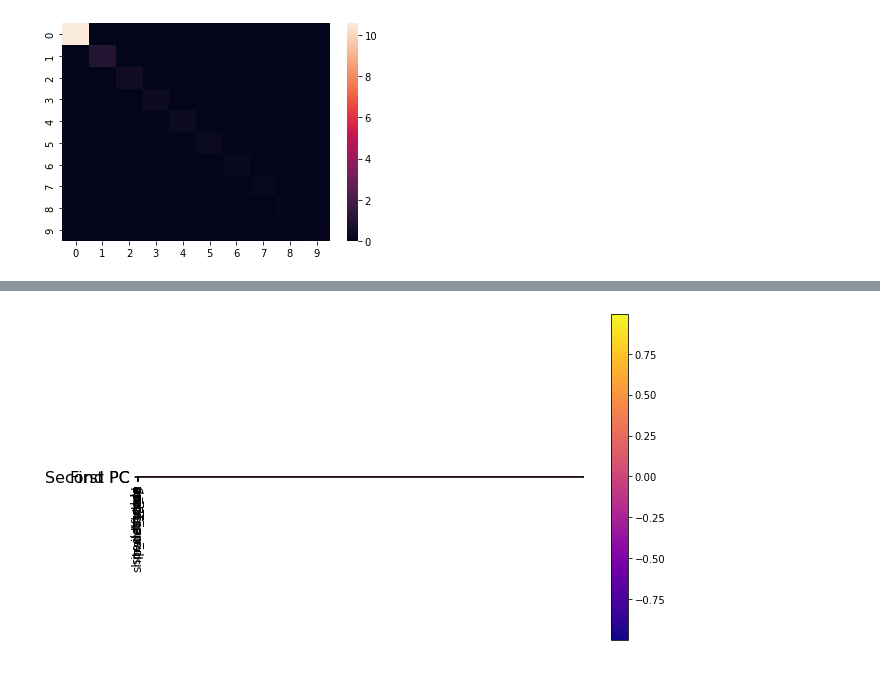
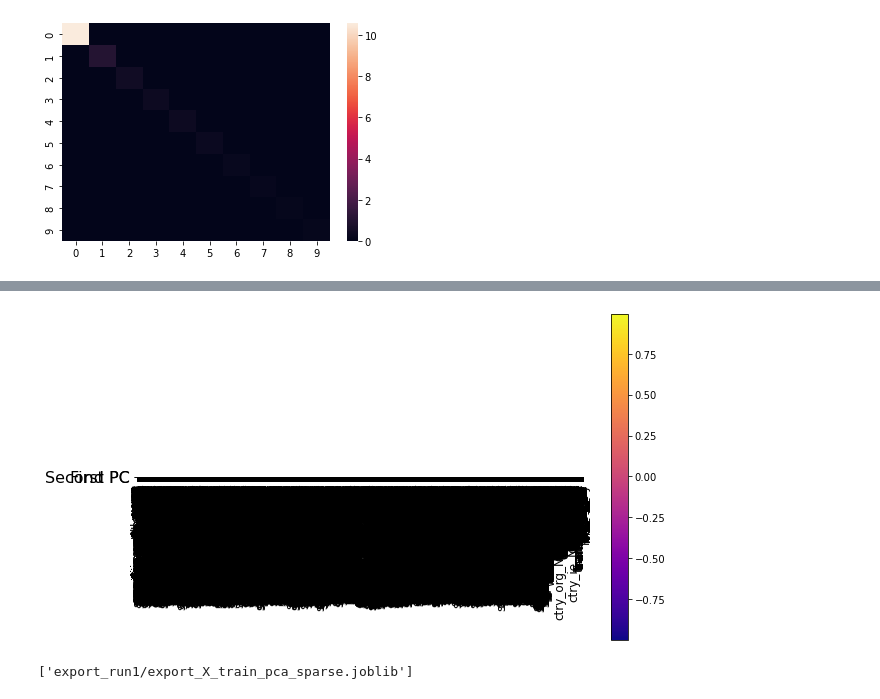
Before and after one commit to YinterestingProjects/milestone_2, a Jupyter notebook: modeling/4_baseline_model_export.ipynb, the cells around one changed output, grey strips where cells are left out. Cells and saved outputs as stored; diff of their text form; code cells hidden in the pictures.

Commit message:
added sparsePCA results

```diff
--- a/modeling/4_baseline_model_export.ipynb
+++ b/modeling/4_baseline_model_export.ipynb
@@ -68,8 +69,8 @@ export_df = df_filtering(df, i_e = 'E', f_cols = feature_cols)
 # %%
 def data_transformation(df):
     X, y = df.iloc[:,:-1], df.iloc[:,-1:]
-    X = pd.get_dummies(X, sparse=True)
-    y = np.where(y['act']=='R',1,0)
+    # X = pd.get_dummies(X, sparse=True)
+    # y = np.where(y['act']=='R',1,0)
 
     X_train, X_test, y_train, y_test = train_test_split(X, y, random_state=rng, stratify=y)
 
@@ -267,8 +300,8 @@ len(['NYSC', 'HETB', 'HIHK', 'DIGR', 'STRH', 'CNCR', 'MUWR', 'CSOR', 'PIO?', 'WH
 # %%
 # ct.named_transformers_
-# transformed_features = ct.named_transformers_['onehotencoder'].get_feature_names_out()
+transformed_features = ct.named_transformers_['onehotencoder'].get_feature_names_out()
 # %%
-pca = PCA(n_components = 10)
+pca = PCA(n_components=2, random_state=rng)
 X_train_pca = pca.fit_transform(X_train_t.toarray())
 print(X_train_t.shape, X_train_pca.shape)
 # %% [output]
@@ -309,12 +322,4 @@ plot_labelled_scatter(X_train_pca, y_train_t, ['clear', 'seized'])
 # %%
-def plot_pca(pca, top_k = 10):
-    fig, ax = plt.subplots(figsize=(10, 6))
-    plt.imshow(pca.components_[0:top_k], interpolation = 'none', cmap = 'plasma')
-    feature_names=
-    plt.xticks(np.arange(-0., len(feature_names), 1) , feature_names, rotation = 90, fontsize=12)
-    plt.yticks(np.arange(0., 2, 1), ['First PC', 'Second PC'], fontsize = 16)
-    plt.colorbar()
-
-plot_pca(pca)
+plot_pca(pca, transformed_features)
 # %% [output]
-[figure, old version]
+[figure, new version]
@@ -320,0 +329,4 @@ plot_pca(pca)
+# %%
+joblib.dump(X_train_pca_sparse, f'{prefix}_X_train_pca_sparse.joblib')
+# %% [output]
+['export_run1/export_X_train_pca_sparse.joblib']
```
Also changed, not shown: parts of 10 cells of this notebook, 3 other files.
